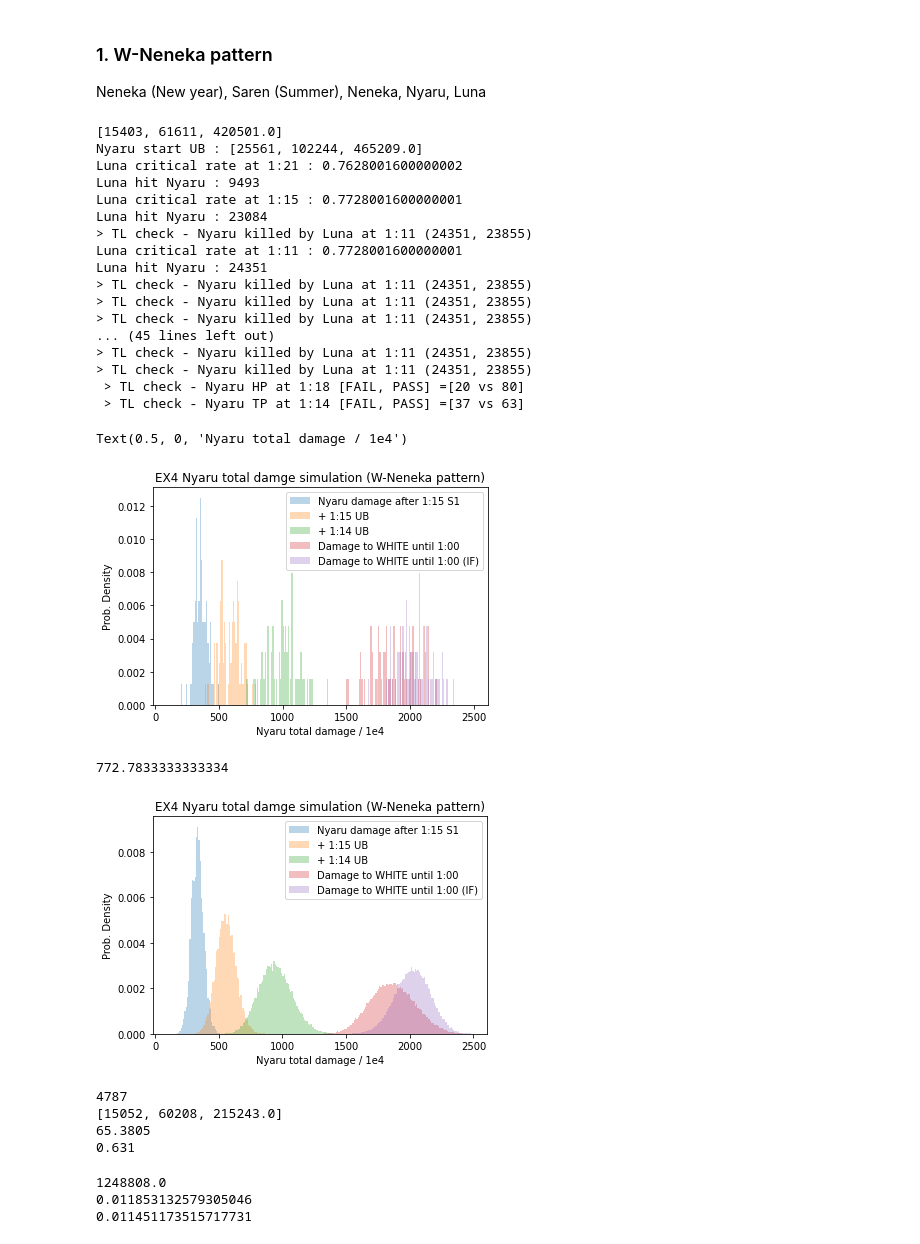
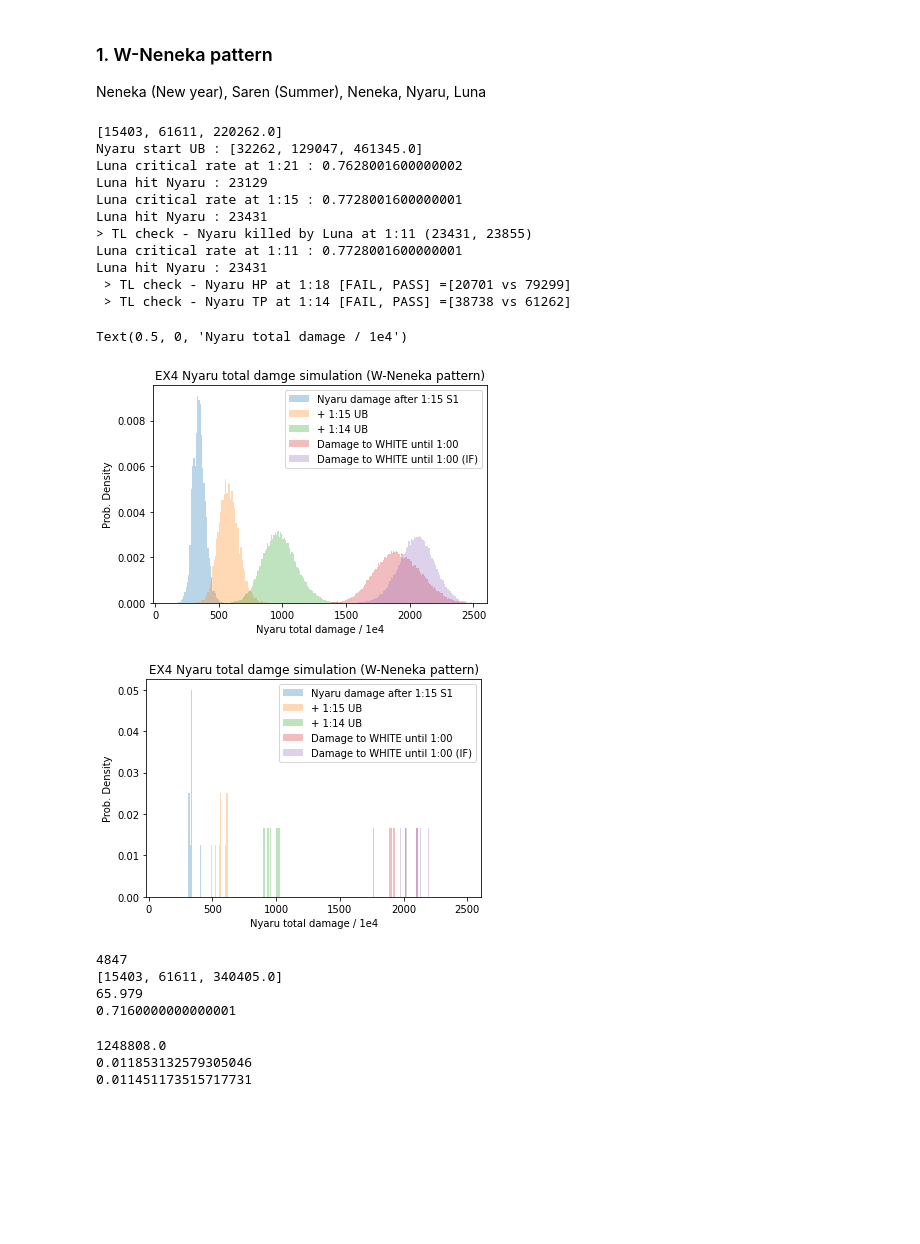
Before and after one commit to yatowoo/Priconne, a Jupyter notebook: pcr.ipynb, the cells around one changed output. Cells and saved outputs as stored; diff of their text form; code cells hidden in the pictures; blank space fills up the shorter version.

```diff
--- a/pcr.ipynb
+++ b/pcr.ipynb
@@ -303,8 +303,8 @@ histUB = []
 nyaruUB_ex4 = lambda x,y,z : nyaruUB(NYARU['attack'] + x, NYARU['critical']+y,z,400, detail=False)
 nyaruUB_ex4WHITE = lambda x,y,z : nyaruUB(NYARU['attack'] + x, NYARU['critical']+y,z,400, detail=False, magic_defense=80)
 DEBUG_FLAG = True
-LUNA_EX4 = LUNA_3
-for ev in range(0,100):
+LUNA_EX4 = LUNA_4
+for ev in range(0,100000):
   # UB time: 1:23, 1:21, 1:21, 1:15, 1:14, 1:11, 1:11/1:08
   # Nyaru Skill: S2, S1/x, A, S1, S2/x, A, S1, A, A, S1
   # Array: UB/1:23, UB/1:21, UB/1:21, attack, S1, UB/1:15, UB/1:14, UB/1:11, UB/1:11or1:08
@@ -403,6 +403,9 @@ for ev in range(0,100):
   nyaruBuff += 20. * (LV_MAX +1)
   nyaruCriticalBuff += 100
   nyaruCriticalDamageBuff += 0.05
+  # 1:13 Buff check - Saren UB at 1:25
+  otherBuff -= 10.5 * (LV_MAX + 1)
+  nyaruBuff -= 10.5 * (LV_MAX + 1)
   # 1:12 Nyaru Attack to WHITE + 1:15 S1 AOE to 3 targets
   nyaruDamage[7] = nyaruDamageWHITE + critical_damage(NYARU['attack'] + nyaruBuff, critical_rate(NYARU['critical'] + nyaruCriticalBuff, 400), nyaruCriticalDamageBuff, 2.0, 80)
   # 1:11 Luna S1
@@ -449,52 +452,42 @@ for ev in range(0,100):
 
 hurtFlag = [int(bool(x[4])) for x in histUB]
 counts, binedges = np.histogram(hurtFlag, bins=[-0.5,0.5,1.5])
 print(' > TL check - Nyaru HP at 1:18 [FAIL, PASS] =[%d vs %d]' % (counts[0], counts[1]))
 
 successFlag = [int(bool(x[6])) for x in histUB]
 counts, binedges = np.histogram(successFlag, bins=[-0.5,0.5,1.5])
 print(' > TL check - Nyaru TP at 1:14 [FAIL, PASS] =[%d vs %d]' % (counts[0], counts[1]))
 
 fig, ax = plt.subplots()
 damageSumBefore115 = [ sum(x[0:5])/10000. for x in histUB if x[4] > 0]
 damageSum115 = [ sum(x[0:6])/10000. for x in histUB if x[5] > 0]
 damageSum114 = [ sum(x[0:7])/10000. for x in histUB if x[6] > 0]
 damageSumWHITE = [(x[7]+x[8]+x[9])/10000 + 500 for x in histUB if x[7] > 0]
 damageSumWHITE_if = [(x[7]+x[8]+x[10])/10000 + 500 for x in histUB if x[7] > 0]
 pltKwargs = dict(histtype='stepfilled', alpha=0.3, density=True, bins=range(100,2500,10))
 histBefore115 = plt.hist(damageSumBefore115, **pltKwargs, label='Nyaru damage after 1:15 S1')
 hist115 = plt.hist(damageSum115, **pltKwargs, label='+ 1:15 UB')
 hist114 = plt.hist(damageSum114, **pltKwargs, label='+ 1:14 UB')
 histWHITE = plt.hist(damageSumWHITE, **pltKwargs, label='Damage to WHITE until 1:00')
 histWHITE_if = plt.hist(damageSumWHITE_if, **pltKwargs, label='Damage to WHITE until 1:00 (IF)')
 leg = ax.legend()
 plt.title('EX4 Nyaru total damge simulation (W-Neneka pattern)')
 plt.ylabel('Prob. Density')
 plt.xlabel('Nyaru total damage / 1e4')
 # %% [output]
-[15403, 61611, 420501.0]
-Nyaru start UB : [25561, 102244, 465209.0]
+[15403, 61611, 220262.0]
+Nyaru start UB : [32262, 129047, 461345.0]
 Luna critical rate at 1:21 : 0.7628001600000002
-Luna hit Nyaru : 9493
+Luna hit Nyaru : 23129
 Luna critical rate at 1:15 : 0.7728001600000001
-Luna hit Nyaru : 23084
-> TL check - Nyaru killed by Luna at 1:11 (24351, 23855)
+Luna hit Nyaru : 23431
+> TL check - Nyaru killed by Luna at 1:11 (23431, 23855)
 Luna critical rate at 1:11 : 0.7728001600000001
-Luna hit Nyaru : 24351
-> TL check - Nyaru killed by Luna at 1:11 (24351, 23855)
-> TL check - Nyaru killed by Luna at 1:11 (24351, 23855)
-> TL check - Nyaru killed by Luna at 1:11 (24351, 23855)
-... (45 lines left out)
-> TL check - Nyaru killed by Luna at 1:11 (24351, 23855)
-> TL check - Nyaru killed by Luna at 1:11 (24351, 23855)
- > TL check - Nyaru HP at 1:18 [FAIL, PASS] =[20 vs 80]
- > TL check - Nyaru TP at 1:14 [FAIL, PASS] =[37 vs 63]
+Luna hit Nyaru : 23431
+ > TL check - Nyaru HP at 1:18 [FAIL, PASS] =[20701 vs 79299]
+ > TL check - Nyaru TP at 1:14 [FAIL, PASS] =[38738 vs 61262]
 Text(0.5, 0, 'Nyaru total damage / 1e4')
-[figure, old version]
+[figure, new version]
-# %%
-(24351-23885) * (1+NYARU['defence_magic']/100.) / 2.4
-# %% [output]
-772.7833333333334
 # %%
 # Optimize plots
 fig, ax = plt.subplots()
@@ -510,7 +503,7 @@ plt.ylabel('Prob. Density')
 plt.xlabel('Nyaru total damage / 1e4')
 plt.savefig('pcr_ex4.png')
 # %% [output]
-[figure, old version]
+[figure, new version]
 # %%
 # Damage and buff check
 print(LunaS1(LUNA_4['attack'] + 6 *(LV_MAX +1), NYARU['defence_magic'], LUNA_4['critical'] ))
@@ -518,10 +511,10 @@ print(nyaruUB(NYARU['attack'] + 19756, NYARU['critical']+180,0.15,enemyLv=400, l
 print((nunekaAttack + (10.5 + 28 + 10.5 + 2.5) *(LV_MAX+1) +1300) * 0.003)
 print(critical_rate(LUNA_4['critical'] + 30 + 70, LV_MAX))
 # %% [output]
-4787
-[15052, 60208, 215243.0]
-65.3805
-0.631
+4847
+[15403, 61611, 340405.0]
+65.979
+0.7160000000000001
 # %%
 # HP absord check
 print(14808/nyaruHpAbsorbRate)
```
Also changed, not shown: parts of 4 cells of this notebook.
